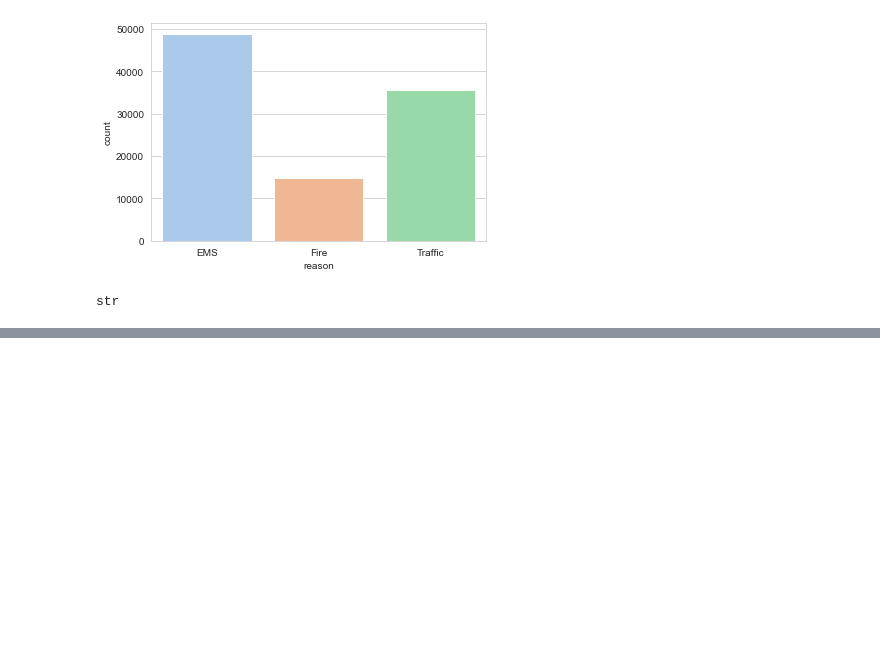
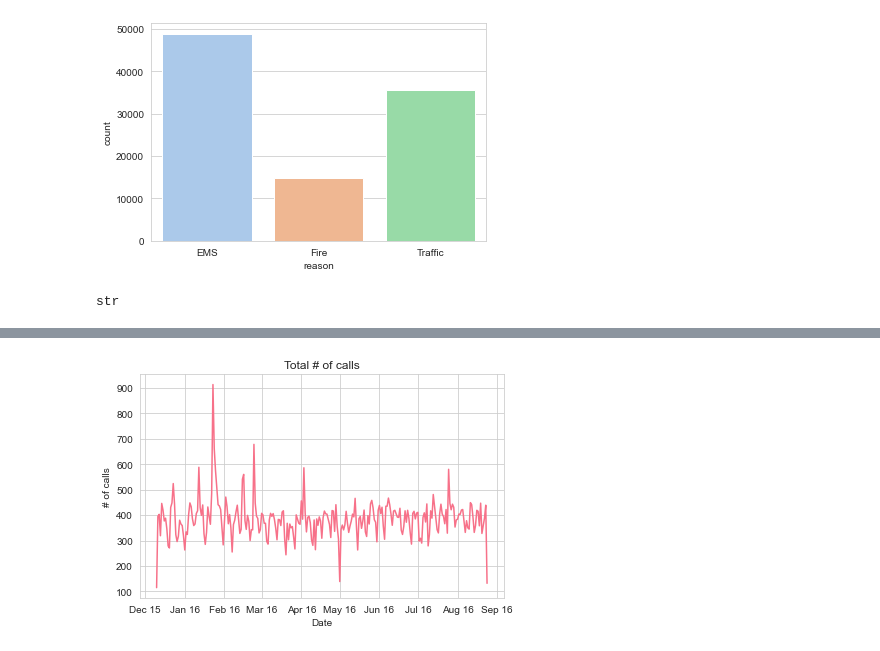
Before and after one commit to pdebnam/Data_Capstone_Projects, a Jupyter notebook: 911 Calls - My Solutions.ipynb, the cells around one changed output, grey strips where cells are left out. Cells and saved outputs as stored; diff of their text form; code cells hidden in the pictures; blank space fills up the shorter version.

```diff
--- a/911 Calls - My Solutions.ipynb
+++ b/911 Calls - My Solutions.ipynb
@@ -162,0 +213,4 @@ plt.legend(bbox_to_anchor=(1.25,1))
+# %%
+# Create a new column called 'Date' that contains the date from the timeStamp column. You'll need to use apply along with the .date() method.
+
+df['date'] = df['timeStamp'].apply(lambda t:t.date())
@@ -162,0 +238,19 @@ plt.legend(bbox_to_anchor=(1.25,1))
+# %%
+#from datetime import datetime
+#from matplotlib.dates import DateFormatter
+
+import matplotlib.dates as mdates
+
+ax = df.groupby('date').count()['twp'].plot()
+#ax = by_Date['twp'].plot()
+
+#myFmt = DateFormatter("%b %y")
+ax.xaxis.set_major_formatter(mdates.DateFormatter("%b %y"))
+
+
+plt.xlabel('Date')
+plt.ylabel("# of calls")
+plt.title('Total # of calls')
+plt.tight_layout()
+# %% [output]
+[figure, added]
```
Also changed, not shown: parts of 15 cells of this notebook.
